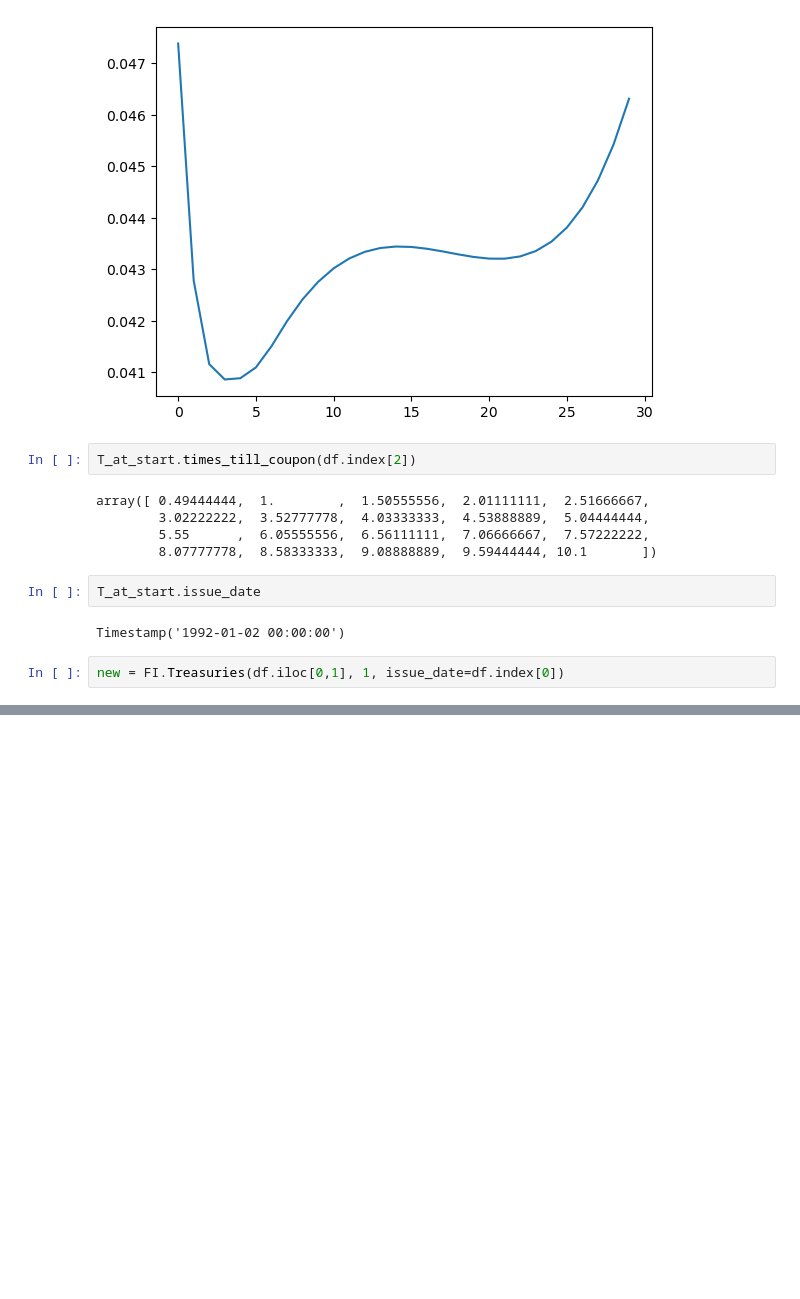
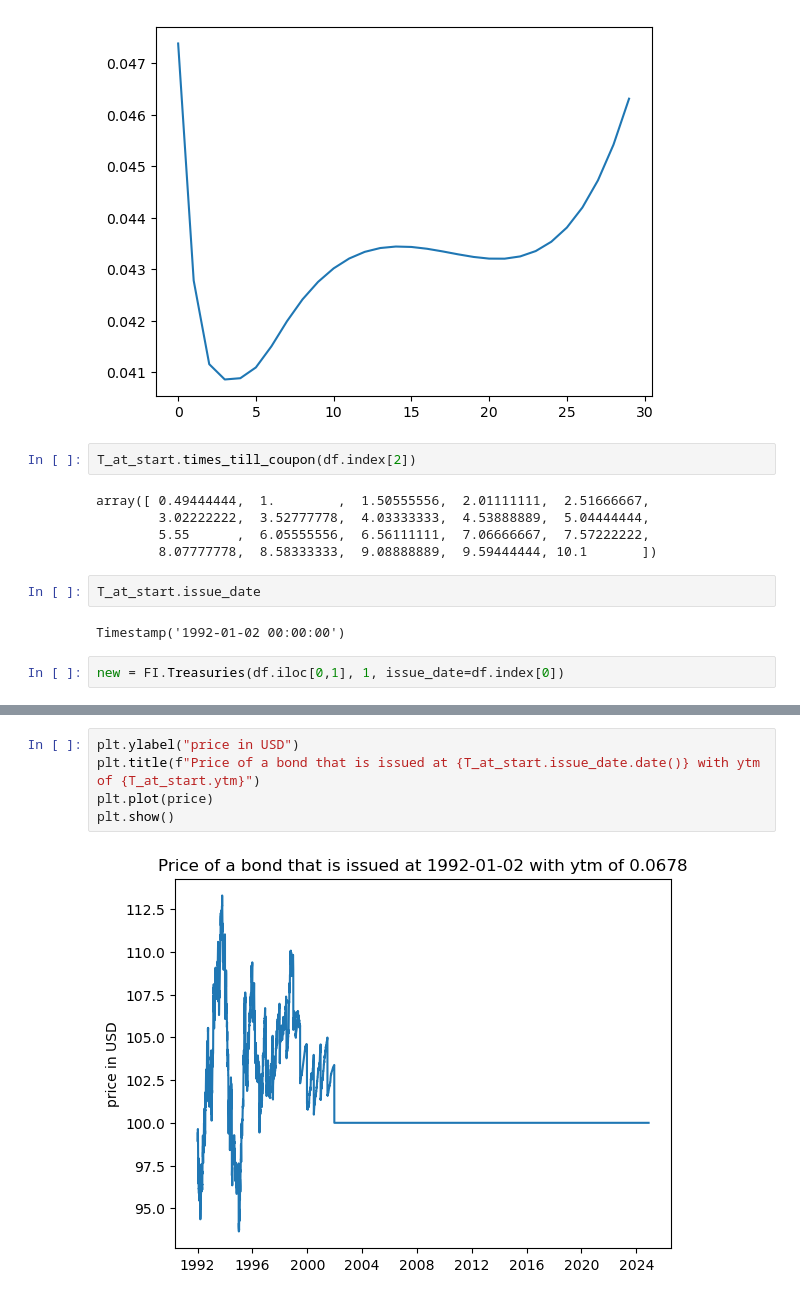
Before and after one commit to jlopes3/MF703_Project, a Jupyter notebook: FixedIncomeAnalysis.ipynb, the cells around one changed output, grey strips where cells are left out. Drawn from its saved outputs; the diff is of its cells as text; blank space fills up the shorter version.

```diff
--- a/FixedIncomeAnalysis.ipynb
+++ b/FixedIncomeAnalysis.ipynb
@@ -208,0 +297,7 @@ ValueError: matmul: Input operand 1 has a mismatch in its core dimension 0, with
+# %%
+plt.ylabel("price in USD")
+plt.title(f"Price of a bond that is issued at {T_at_start.issue_date.date()} with ytm of {T_at_start.ytm}")
+plt.plot(price)
+plt.show()
+# %% [output]
+[figure, added]
```
Also changed, not shown: parts of 12 cells of this notebook, 2 other files.
